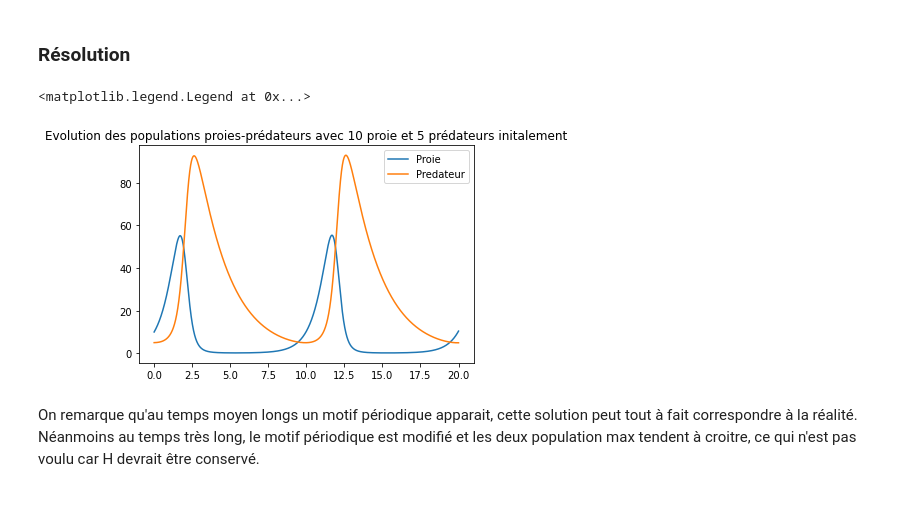
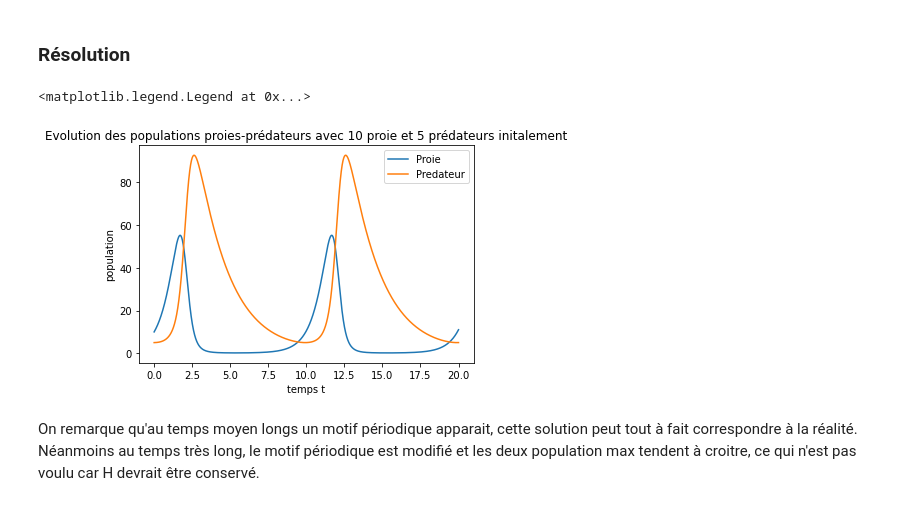
Before and after one commit to RalfCortes/ProjetMath2, a Jupyter notebook: projet.ipynb, the cells around one changed output. Saved outputs shown, nothing was run; the diff lists cells and outputs as text; code cells hidden in the pictures.

```diff
--- a/projet.ipynb
+++ b/projet.ipynb
@@ -159,21 +162,22 @@ rq : on peut le prouver en exploitant la fonction de Lyapunov V(x) = H(x) -H($\b
 # %% [markdown]
 ## Intégration
 # %%
-def solve_euler_explicite(f,x0,dt,ti,tf) :
-    X=[x0]
-    T=[ti]
-    t = ti
-    while t<tf :
-        x = X[-1] + dt*f(t,X[-1])
-        X.append(x)
-        t=t+dt
-        T.append(t)
-    return(T,X)
+def solve_euler_explicite(f,x0,dt,t0,tf) :
+    t_list , x_list = [t0], [x0]
+    t, x = t0, x0
+    while t+dt <= tf:
+        x = x + dt*f(t,x)
+        x_list.append(x)
+        t += dt
+        t_list.append(t)
+    return t_list , np.array(x_list)
 # %% [markdown]
 ## Test sur une equation connue
 # %%
-X=np.linspace(0,10,100)
-Y=np.cos(X)
-plt.plot(X,Y)
-plt.title("tracé de y=cos(x)")
+T=np.linspace(0,10,100)
+X=np.cos(T)
+plt.plot(T,X)
+plt.title("tracé de x=cos(t)")
+plt.xlabel("t")
+plt.ylabel("x")
 # %% [output]
@@ -246,14 +254,18 @@ dt=0.001
+# %%
+dt=10**-5
 # %%
-Z_Lotka = solve_euler_explicite(f_Lotka,[10,5],dt,0,20)
-Proie = [Z_Lotka[1][i][0] for i in range(0,len(Z_Lotka[1]))]
-Predateur = [Z_Lotka[1][i][1] for i in range(0,len(Z_Lotka[1]))]
-plt.plot(Z_Lotka[0],Proie,label='Proie')
-plt.plot(Z_Lotka[0],Predateur,label='Predateur')
+temps, Y_Lotka = solve_euler_explicite(f_Lotka,[10,5],dt,0,20)
+Proie = [Y_Lotka[i,0] for i in range(0,len(Y_Lotka))]
+Predateur = [Y_Lotka[i,1] for i in range(0,len(Y_Lotka))]
+plt.plot(temps,Proie,label='Proie')
+plt.plot(temps,Predateur,label='Predateur')
 plt.title("Evolution des populations proies-prédateurs avec 10 proie et 5 prédateurs initalement")
+plt.xlabel("temps t")
+plt.ylabel("population")
 plt.legend()
 # %% [output]
 <matplotlib.legend.Legend at 0x...>
-[figure, old version]
+[figure, new version]
 # %% [markdown]
 On remarque qu'au temps moyen longs un motif périodique apparait, cette solution peut tout à fait correspondre à la réalité. Néanmoins au temps très long, le motif périodique est modifié et les deux population max tendent à croitre, ce qui n'est pas voulu car H devrait être conservé.
 # %% [markdown]
```
Also changed, not shown: parts of 23 cells of this notebook.
